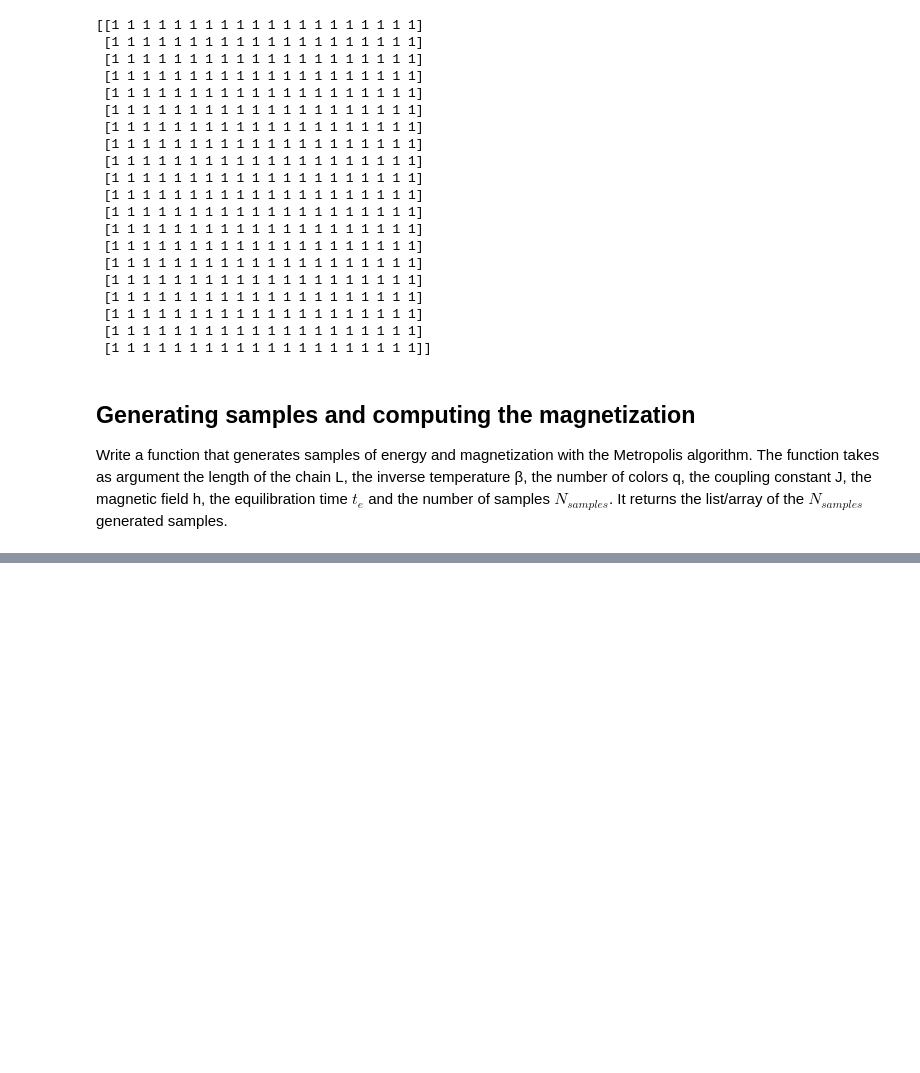
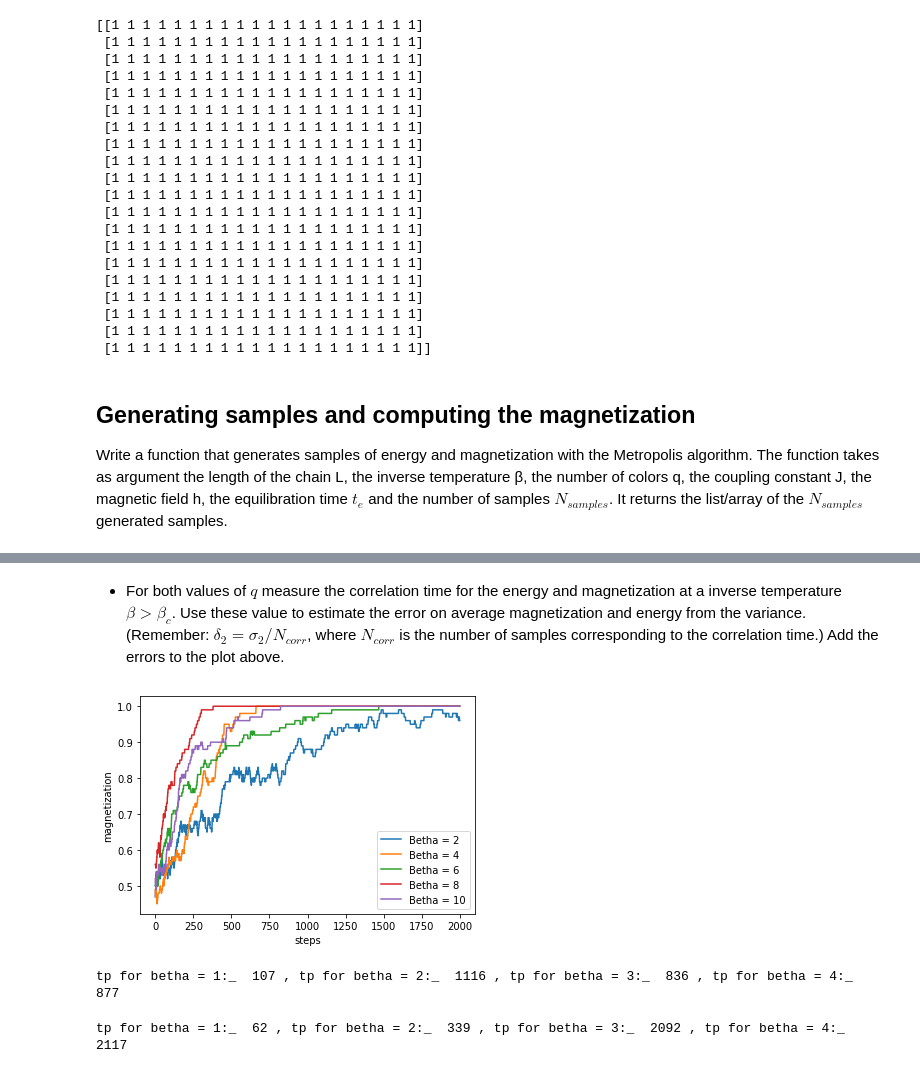
Before and after one commit to carlossoto362/QLS2021-2022Diploma, a Jupyter notebook: Copy_of_StatMechWithPython_TutorialProject_CarlosSoto.ipynb, the cells around one changed output, grey strips where cells are left out. Drawn from its saved outputs; the diff is of its cells as text; code cells hidden in the pictures; blank space fills up the shorter version.

```diff
--- a/Copy_of_StatMechWithPython_TutorialProject_CarlosSoto.ipynb
+++ b/Copy_of_StatMechWithPython_TutorialProject_CarlosSoto.ipynb
@@ -502,0 +540,31 @@ print(sampling(5,2,1,0.2,2,7000,20))
+# %% [markdown]
+- For both values of $q$ measure the correlation time for the energy and magnetization at a inverse temperature $β > β_c$. Use these value to estimate the
+error on average magnetization and energy from the variance. (Remember: $\delta_2 = \sigma_2/N_{corr}$, where $N_{corr}$ is the number of samples corresponding to the correlation time.) Add the errors to the plot above.
+# %%
+#Let's first studied the dependence of the equilibrium time on the temperature, of a lattice with L = 5 and q = 2.
+#np.random.seed(2021)
+L=10
+q=2
+J=1
+h=0.1
+bethas = [2,4,6,8,10]
+m=2000
+magnetizationList = np.zeros((m,5))
+r=0
+for betha in bethas:
+  Matrix2D = (np.random.random((L,L))*q).astype(int) + 1
+
+  for k in range (m):
+   magnetizationList[k,r] = m1(Matrix2D)
+   Matrix2D = metropolisStep(Matrix2D,q,J,h,betha)[0]
+  r = r+1
+steps = np.arange(m)
+# %%
+plt.xlabel("steps")
+plt.ylabel("magnetization")
+for i in range(5):
+  plt.plot(steps,magnetizationList[:,i],label = "Betha = " + str(bethas[i]))
+plt.legend()
+plt.show()
+# %% [output]
+[figure, added]
@@ -502,0 +583,5 @@ print(sampling(5,2,1,0.2,2,7000,20))
+# %%
+print("tp for betha = 1:_ ",int(tp[0]*4),", tp for betha = 2:_ ",int(tp[1]*4),", tp for betha = 3:_ ",int(tp[2]*4),", tp for betha = 4:_ ",int(tp[3]*4))
+tps2=np.array([int(tp[0]*4),int(tp[1]*4),int(tp[2]*4),int(tp[3]*4)])
+# %% [output]
+tp for betha = 1:_  107 , tp for betha = 2:_  1116 , tp for betha = 3:_  836 , tp for betha = 4:_  877
@@ -502,0 +599,5 @@ print(sampling(5,2,1,0.2,2,7000,20))
+# %%
+print("tp for betha = 1:_ ",int(tp[0]*4),", tp for betha = 2:_ ",int(tp[1]*4),", tp for betha = 3:_ ",int(tp[2]*4),", tp for betha = 4:_ ",int(tp[3]*4))
+tps5=np.array([int(tp[0]*4),int(tp[1]*4),int(tp[2]*4),int(tp[3]*4)])
+# %% [output]
+tp for betha = 1:_  62 , tp for betha = 2:_  339 , tp for betha = 3:_  2092 , tp for betha = 4:_  2117
```
Also changed, not shown: parts of 23 cells of this notebook.
